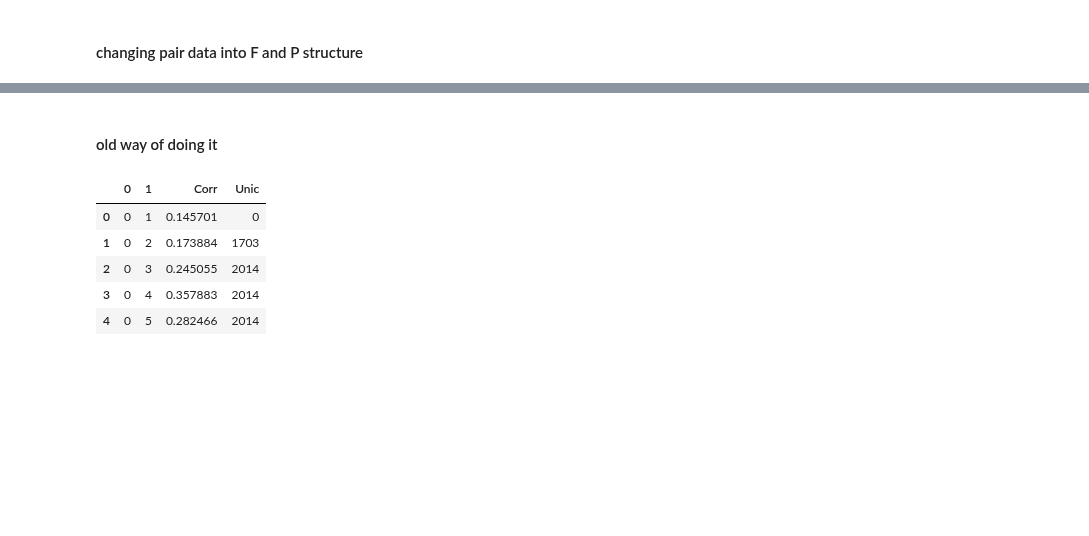
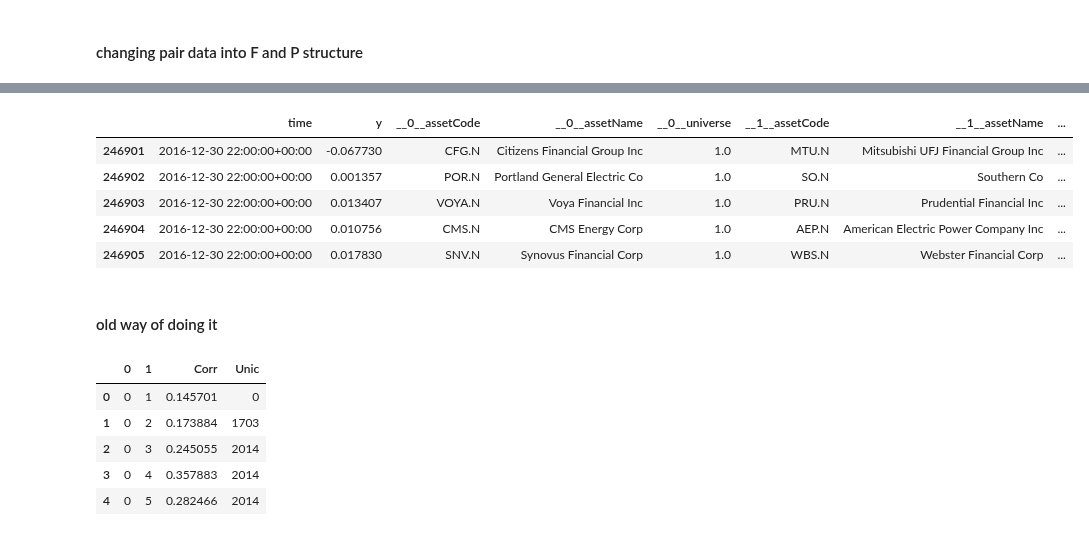
Before and after one commit to yumichael/two-sigma-financial-news, a Jupyter notebook: work/pair.ipynb, the cells around one changed output, grey strips where cells are left out. Drawn from its saved outputs; the diff is of its cells as text; code cells hidden in the pictures; blank space fills up the shorter version.

```diff
--- a/work/pair.ipynb
+++ b/work/pair.ipynb
@@ -77,6 +74,9 @@ D.av10 = pd.DataFrame(dict(zip([0, 1, 'Corr', 'Unic'], offdiag_items(C.ay10.inde
 for c in ['v1','av1','v10','av10']:
     D[c] = D[c][D[c].Unic!=0]
     D[c].sort_values('Corr', ascending=False, inplace=True)
+# %%
+#pd.to_pickle((O.py(W),O.py(C),O.py(D)), big_data/'pair/working_2ONEorTEN.pkl')
+(W,C,D) = pd.read_pickle(big_data/'pair/working_2ONEorTEN.pkl'); W, C, D = O(**W), O(**C), O(**D)
 # %% [markdown]
 *just seeing*
 # %%
@@ -144,5 +144,5 @@ def make_CC_G_Q_from_Dl_F_P_W(*, Dl, F, P, W, hi=None, lo, roll_corr=list(produc
     return C, (G0,G1), (Q0,Q1)
 # %%
 %%time
-CC, G, Q = make_CC_G_Q_from_Dl_F_P_W(Dl=D.av10,F=F,P=P,W=W,lo=(.5995,500),hi=(.6,9999))
+CC, G, Q = make_CC_G_Q_from_Dl_F_P_W(Dl=D.av10,F=F,P=P,W=W,lo=(.6,500),hi=(.61,9999))
 # %% [output]
@@ -165,7 +165,7 @@ W.ay1[[a0,a1]].cumsum().tail(75).plot(linewidth=.5);
 # %% [markdown]
 #### changing pair data into F and P structure
 # %%
-def make_FG_PQ(copy_filter, diff_filter, weight, *, CC, G, Q):
+def make_FG_PQ(copy_filter, diff_filter, *, CC, G, Q):
     Gcols, Qcols = G[0].columns, Q[0].columns
     assert (Gcols==G[1].columns).all() and (Qcols==Q[1].columns).all()
 
@@ -184,14 +184,24 @@ def make_FG_PQ(copy_filter, diff_filter, weight, *, CC, G, Q):
     Q = Q[0].reset_index(drop=True), Q[1].reset_index(drop=True)
     assert(Q[0].time==Q[1].time).all()
 
-    Q01 = pd.DataFrame(dict(time=Q[0].time, y=Q[0].y-Q[1].y))
-    Q10 = pd.DataFrame(dict(time=Q[1].time, y=Q[1].y-Q[0].y))
+    Q01 = pd.DataFrame(dict(time=Q[0].time, y=Q[0].y-Q[1].y,
+                            **{f'__0__{c}': Q[0][c] for c in ['assetCode','assetName','universe']},
+                            **{f'__1__{c}': Q[1][c] for c in ['assetCode','assetName','universe']}))
+    Q10 = pd.DataFrame(dict(time=Q[1].time, y=Q[1].y-Q[0].y,
+                            **{f'__0__{c}': Q[1][c] for c in ['assetCode','assetName','universe']},
+                            **{f'__1__{c}': Q[0][c] for c in ['assetCode','assetName','universe']}))
 
     PQ = pd.concat([Q01, Q10], axis=0, ignore_index=True)
+
+
+    PQ.sort_values('time', inplace=True)
+    FG = FG.reindex(index=PQ.index, copy=False)
+
+    FG.reset_index(drop=True, inplace=True)
+    PQ.reset_index(drop=True, inplace=True)
     setup_P(F=None, P=PQ, vp=False, always=False)
 
-
     return FG, PQ
 # %%
-FG, PQ = make_FG_PQ(lambda x:x=='oo', lambda x:x=='oo', weight=None, CC=CC,G=G,Q=Q)
+FG, PQ = make_FG_PQ(lambda x:x=='oo', lambda x:x=='oo', CC=CC,G=G,Q=Q)
 # %%
@@ -206,3 +225,12 @@ PQ.head()
+# %%
+PQ.tail()
+# %% [output]
+|  | time | y | __0__assetCode | __0__assetName | __0__universe | __1__assetCode | __1__assetName | ... |
+| 246901 | 2016-12-30 22:00:00+00:00 | -0.067730 | CFG.N | Citizens Financial Group Inc | 1.0 | MTU.N | Mitsubishi UFJ Financial Group Inc | ... |
+| 246902 | 2016-12-30 22:00:00+00:00 | 0.001357 | POR.N | Portland General Electric Co | 1.0 | SO.N | Southern Co | ... |
+| 246903 | 2016-12-30 22:00:00+00:00 | 0.013407 | VOYA.N | Voya Financial Inc | 1.0 | PRU.N | Prudential Financial Inc | ... |
+| 246904 | 2016-12-30 22:00:00+00:00 | 0.010756 | CMS.N | CMS Energy Corp | 1.0 | AEP.N | American Electric Power Company Inc | ... |
+| 246905 | 2016-12-30 22:00:00+00:00 | 0.017830 | SNV.N | Synovus Financial Corp | 1.0 | WBS.N | Webster Financial Corp | ... |
 # %% [markdown]
 #### old way of doing it
 # %%
```
Also changed, not shown: parts of 4 cells of this notebook.
